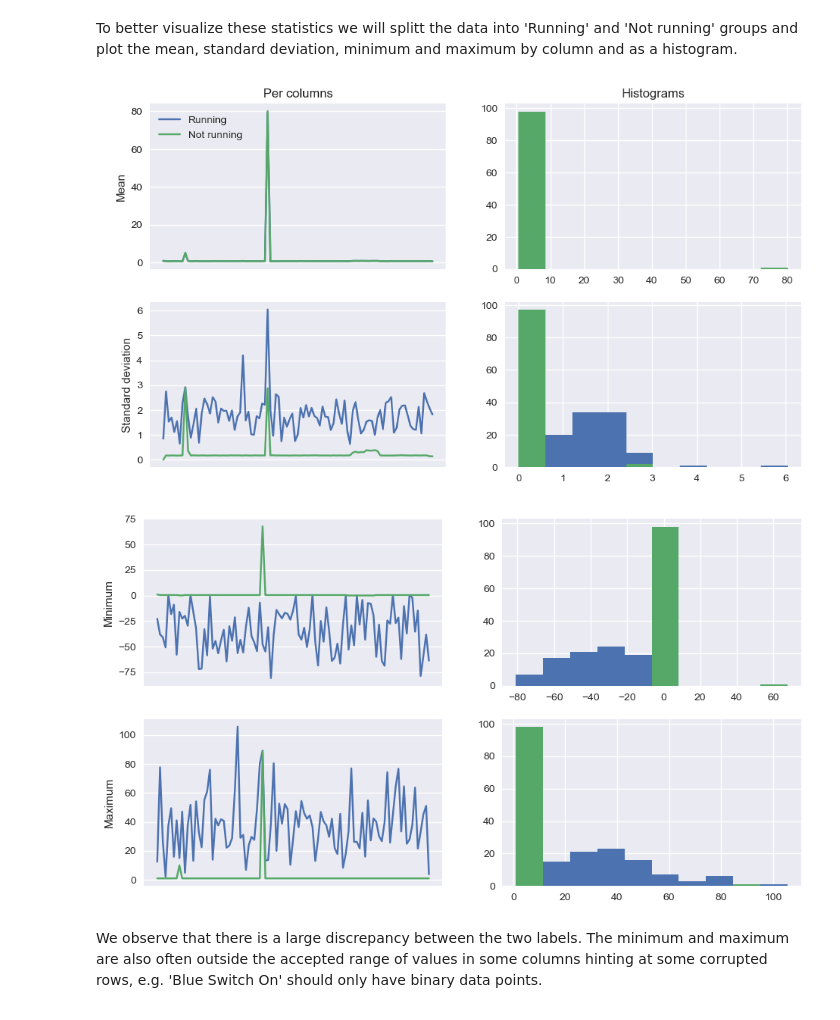
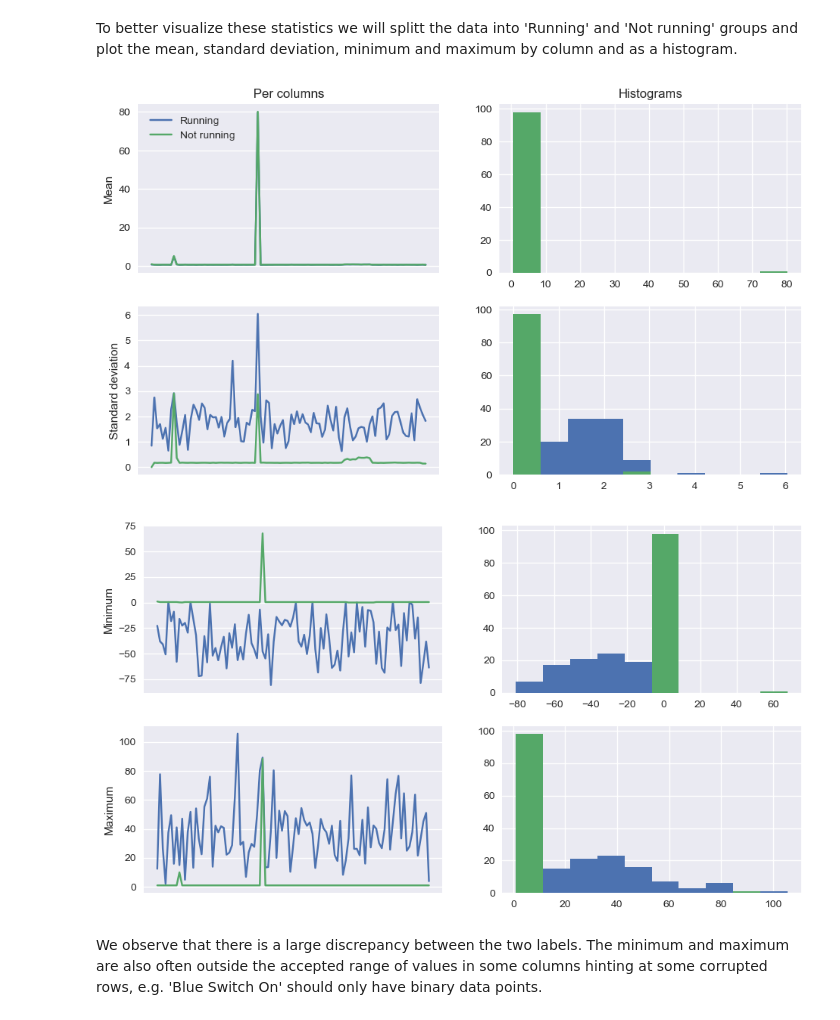
Before and after one commit to maxstollmayer/ML-Challenges, a Jupyter notebook: Challenge-1/Main Notebook.ipynb, the cells around one changed output. Drawn from its saved outputs; the diff is of its cells as text; code cells hidden in the pictures.

```diff
--- a/Challenge-1/Main Notebook.ipynb
+++ b/Challenge-1/Main Notebook.ipynb
@@ -18,8 +18,8 @@ plt.rcdefaults()
 plt.style.use("seaborn")
 plt.rc("figure", figsize=(11.2, 6.3))
 # %%
-trainData = pd.read_csv("data_train_db.csv")
-trainData.describe()
+trainSet = pd.read_csv("data_train_db.csv")
+trainSet.describe()
 # %% [output]
 |  | Running | Blue Switch On | Battery level | Humidity | Magnetic field | Controller beige | Controller bisque | ... |
 | count | 2000.000000 | 2000.000000 | 2000.000000 | 2000.000000 | 2000.000000 | 2000.000000 | 2000.000000 | ... |
@@ -34,41 +34,41 @@ trainData.describe()
 # %% [markdown]
 To better visualize these statistics we will splitt the data into 'Running' and 'Not running' groups and plot the mean, standard deviation, minimum and maximum by column and as a histogram.
 # %%
-runningGroup = trainData.groupby("Running")
+runningGroup = trainSet.groupby("Running")
 
 fig1, axs1 = plt.subplots(2, 2)
 
 runningGroup.mean().T.plot(ax=axs1[0,0], legend=False, xticks=[])
 runningGroup.mean().T.plot(kind="hist", ax=axs1[0,1], legend=False)
 axs1[0,0].set_ylabel("Mean")
 axs1[0,1].set_ylabel("")
 axs1[0,0].set_title("Per columns")
 axs1[0,1].set_title("Histograms")
 
 runningGroup.std().T.plot(ax=axs1[1,0], legend=False, xticks=[])
 runningGroup.std().T.plot(kind="hist", ax=axs1[1,1], legend=False)
 axs1[1,0].set_ylabel("Standard deviation")
 axs1[1,1].set_ylabel("")
 
-fig1.legend(labels = ["Running", "Not running"], bbox_to_anchor=(0.185, 0.815))
+fig1.legend(labels = ["Running", "Not running"], bbox_to_anchor=(0.25, 0.875))
 plt.show()
 
 
 fig2, axs2 = plt.subplots(2, 2)
 
 runningGroup.min().T.plot(ax=axs2[0,0], legend=False, xticks=[])
 runningGroup.min().T.plot(kind="hist", ax=axs2[0,1], legend=False)
 axs2[0,0].set_ylabel("Minimum")
 axs2[0,1].set_ylabel("")
 
 runningGroup.max().T.plot(ax=axs2[1,0], legend=False, xticks=[])
 runningGroup.max().T.plot(kind="hist", ax=axs2[1,1], legend=False)
 axs2[1,0].set_ylabel("Maximum")
 axs2[1,1].set_ylabel("")
 
 plt.show()
 # %% [output]
-[figure, old version]
+[figure, new version]
 [figure]
 # %% [markdown]
 We observe that there is a large discrepancy between the two labels. The minimum and maximum are also often outside the accepted range of values in some columns hinting at some corrupted rows, e.g. 'Blue Switch On' should only have binary data points.
```
Also changed, not shown: parts of 29 cells of this notebook, 1 other file.
